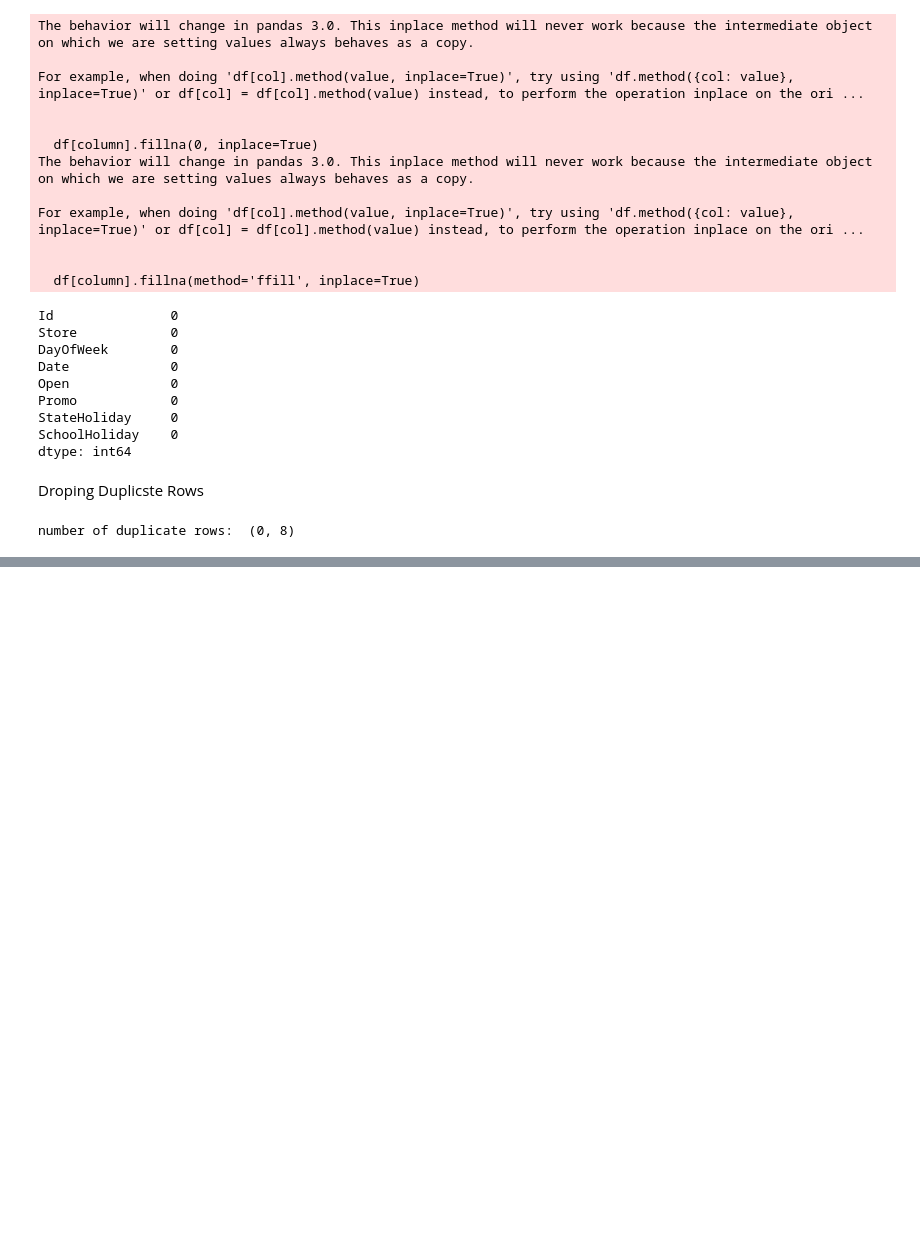
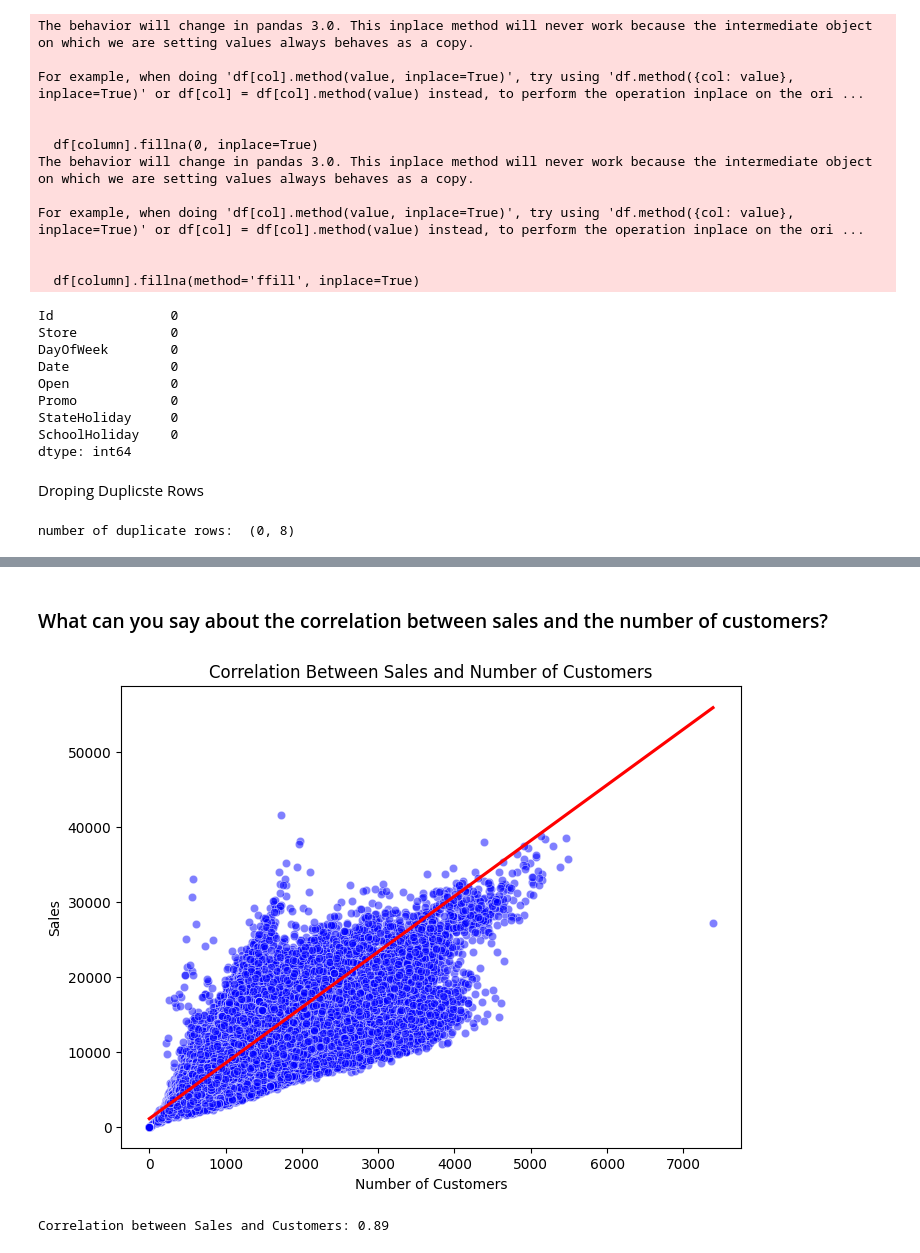
Before and after one commit to Leulseged-Mesfin/Pharmaceuticals, a Jupyter notebook: notbooks/EDA.ipynb, the cells around one changed output, grey strips where cells are left out. Cells and saved outputs as stored; diff of their text form; code cells hidden in the pictures; blank space fills up the shorter version.

```diff
--- a/notbooks/EDA.ipynb
+++ b/notbooks/EDA.ipynb
@@ -285,0 +405,22 @@ number of duplicate rows:  (0, 8)
+# %% [markdown]
+### What can you say about the correlation between sales and the number of customers?
+# %%
+
+# Create a scatter plot to visualize the correlation between sales and customers
+plt.figure(figsize=(8, 6))
+sns.scatterplot(x='Customers', y='Sales', data=train_df, color='blue', alpha=0.5)
+
+# Add a trend line (optional, but helps to see the relationship better)
+sns.regplot(x='Customers', y='Sales', data=train_df, scatter=False, color='red')
+
+plt.title('Correlation Between Sales and Number of Customers')
+plt.xlabel('Number of Customers')
+plt.ylabel('Sales')
+plt.show()
+
+# Calculate the correlation coefficient
+correlation = train_df['Sales'].corr(train_df['Customers'])
+print(f"Correlation between Sales and Customers: {correlation:.2f}")
+# %% [output]
+[figure, added]
+Correlation between Sales and Customers: 0.89
```
Also changed, not shown: parts of 16 cells of this notebook.
